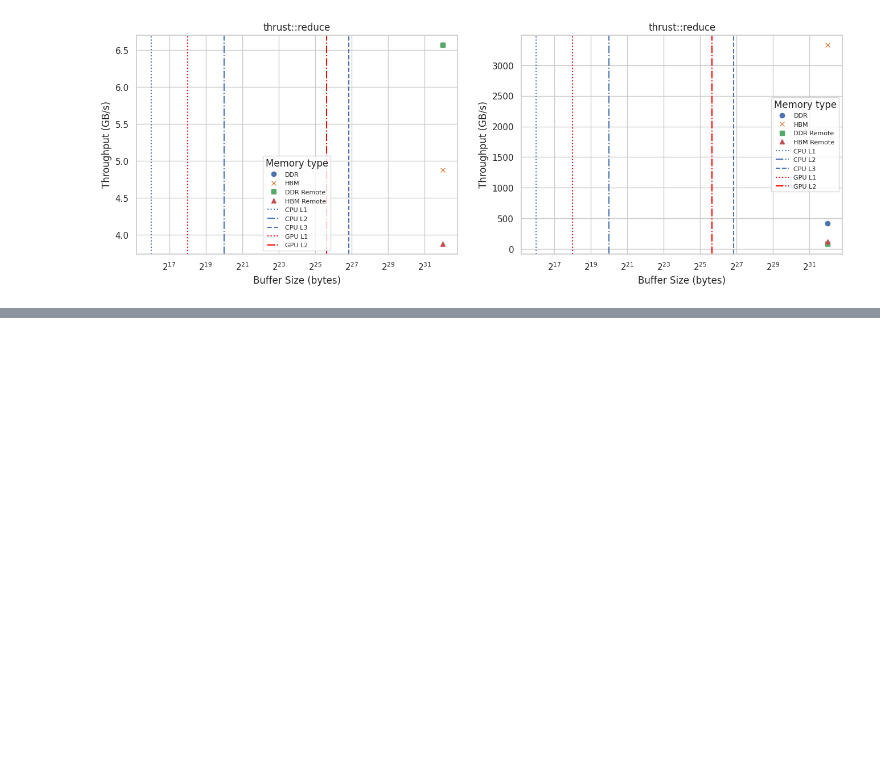
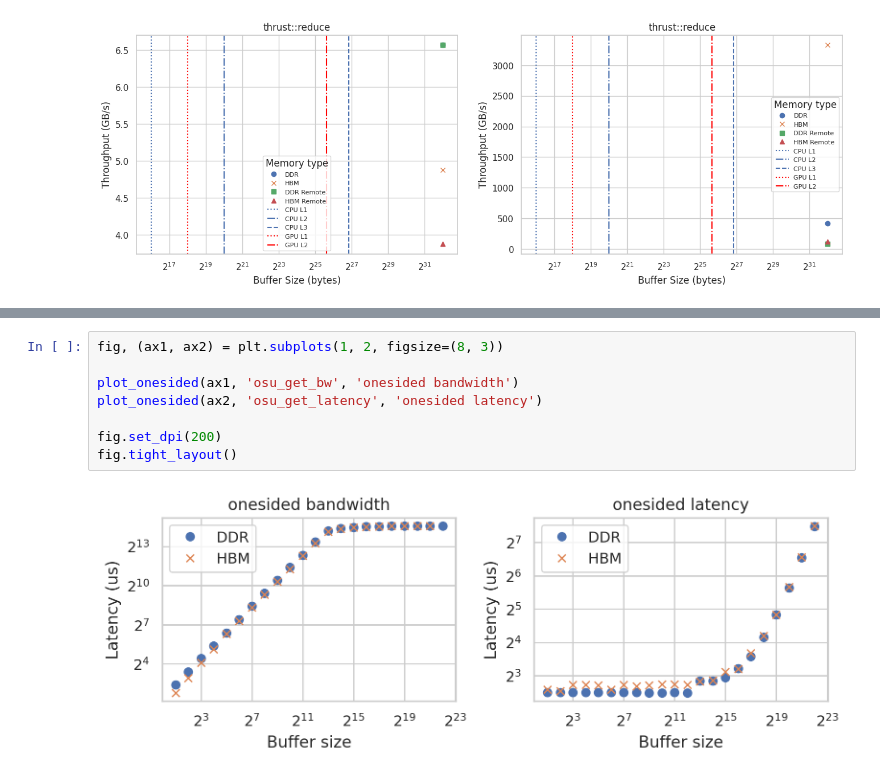
Before and after one commit to ntua-el20062/grace-hopper-benchmark, a Jupyter notebook: src/app.ipynb, the cells around one changed output, grey strips where cells are left out. Drawn from its saved outputs; the diff is of its cells as text; blank space fills up the shorter version.

```diff
--- a/src/app.ipynb
+++ b/src/app.ipynb
@@ -161,0 +239,10 @@ make_read_write_graph(ax2, 'results/apps/reduce/device', 'thrust::reduce', remot
+# %%
+fig, (ax1, ax2) = plt.subplots(1, 2, figsize=(8, 3))
+
+plot_onesided(ax1, 'osu_get_bw', 'onesided bandwidth')
+plot_onesided(ax2, 'osu_get_latency', 'onesided latency')
+
+fig.set_dpi(200)
+fig.tight_layout()
+# %% [output]
+[figure, added]
```
Also changed, not shown: parts of 6 cells of this notebook, 14 other files.
